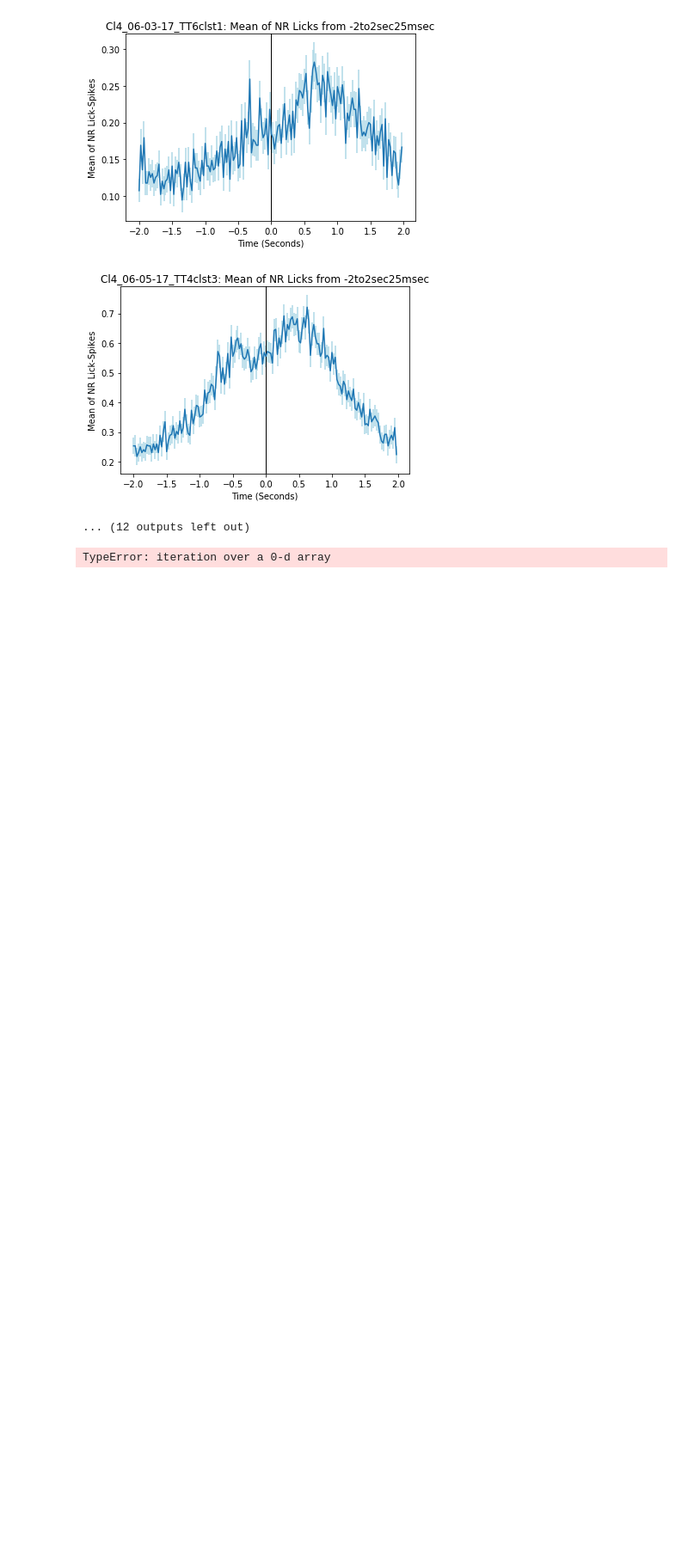
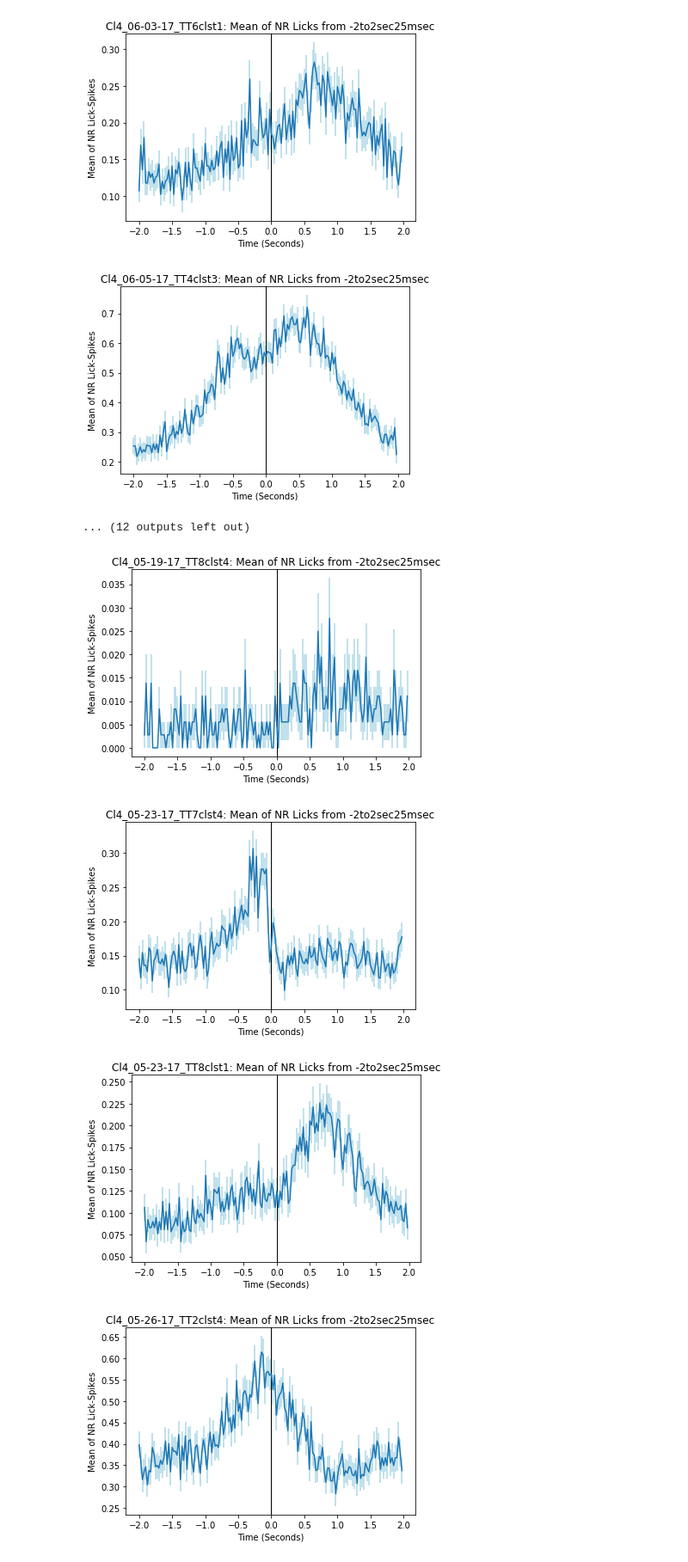
Before and after one commit to maimechevee/Undergrads, a Jupyter notebook: Evelyn WIP NR_Licks.ipynb, the cells around one changed output. Shown at 86% size. Drawn from its saved outputs; the diff is of its cells as text; code cells hidden in the pictures; blank space fills up the shorter version.

Commit message:
NR_licks final

```diff
--- a/Evelyn WIP NR_Licks.ipynb
+++ b/Evelyn WIP NR_Licks.ipynb
@@ -88,13 +73,3 @@ for i in range(0, len(OptoTag_neuron)):
 [figure]
 [figure]
 ... (12 outputs left out)
-# %%
-left_NR = []
-right_NR = []
-for i in (master_log.non_rewarded_licks).index:
-    if np.all(list(np.squeeze(master_log.licks_left[i][0][0])) == master_log.non_rewarded_licks[i]):
-        left_NR.append(master_log.non_rewarded_licks[i])
-    elif np.all(master_log.licks_right[i][0][0] == master_log.non_rewarded_licks[i]):
-        right_NR.append(master_log.non_rewarded_licks[i])
-# %% [output]
-TypeError: iteration over a 0-d array
@@ -100,0 +115,38 @@ TypeError: iteration over a 0-d array
+# %%
+#Final line-graph
+#Select specific neuron for histogram
+#Line graph for specific neuron (left& right separate)
+#Needed checking
+#Add Category filter
+#Left
+from scipy import stats
+import matplotlib.pyplot as plt
+
+OptoTag_neuron = list(np.unique(master_log[master_log.Category == 'OptoTag'].unit_name))
+for i in range(0, len(OptoTag_neuron)):
+    Neuron_NR_licks_spikes = []
+    for num in range(0, len(master_log.NR_licks_aligned_spikes)):
+        if (len(master_log.Left_nonrewarded[num]) != 0) & (master_log.unit_name[num] == OptoTag_neuron[i]):
+            for ind in range(0, len(master_log.NR_licks_aligned_spikes[num])):
+                spike_times = master_log.loc[num, 'NR_licks_aligned_spikes'][ind]
+                hist = np.histogram(spike_times, bins=int((2-(-2))/0.025), range=(-2,2))[0]
+                Neuron_NR_licks_spikes.append(hist)
+
+    bins_mean = list(np.mean(Neuron_NR_licks_spikes, axis=0))
+    bins_time = list(np.arange(-2,2,0.025))
+    bins_error = list(stats.sem(Neuron_NR_licks_spikes, axis=0))
+
+    fig = plt.figure(figsize=(200,4))
+    fig.subplots_adjust(hspace=0.4, wspace=0.4)
+    ax = fig.add_subplot(1, len(OptoTag_neuron), i+1)
+    ax.errorbar(bins_time, bins_mean, yerr=bins_error, ecolor = 'lightblue')
+    ax.set_xlabel('Time (Seconds)')
+    ax.set_ylabel('Mean of NR Lick-Spikes')
+    ax.set_title(str(OptoTag_neuron[i]+': Mean of NR Licks from -2to2sec25msec'))
+    ax.axvline(x=0, color='black', linestyle='-', linewidth=1)
+    #fig.savefig(str(OptoTag_neuron[i])+': Mean of NR Licks from -2to2sec25msec.pdf')
+# %% [output]
+[figure, added]
+[figure, added]
+[figure, added]
+[figure, added]
```
Also changed, not shown: parts of 5 cells of this notebook.
